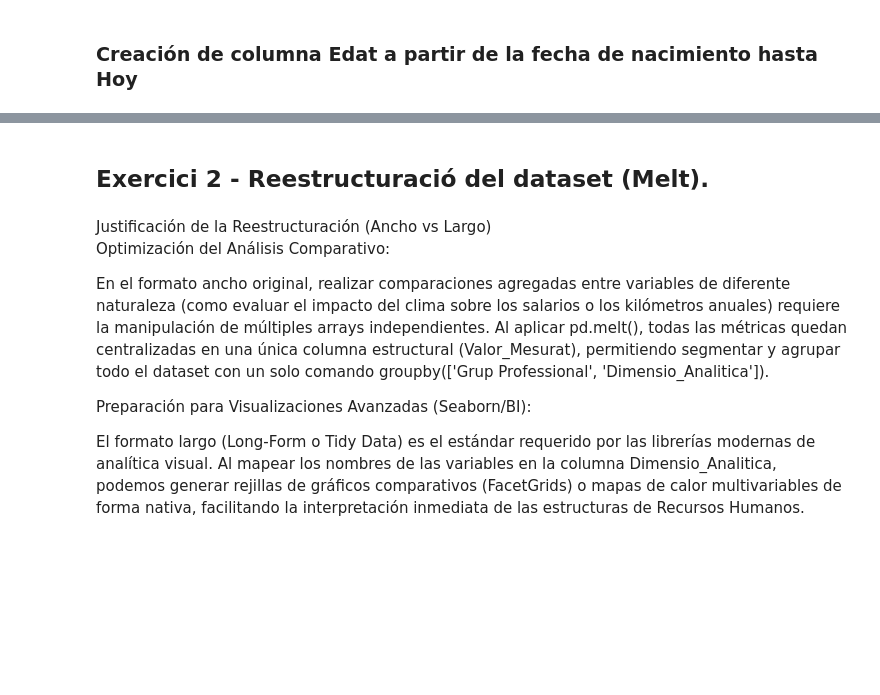
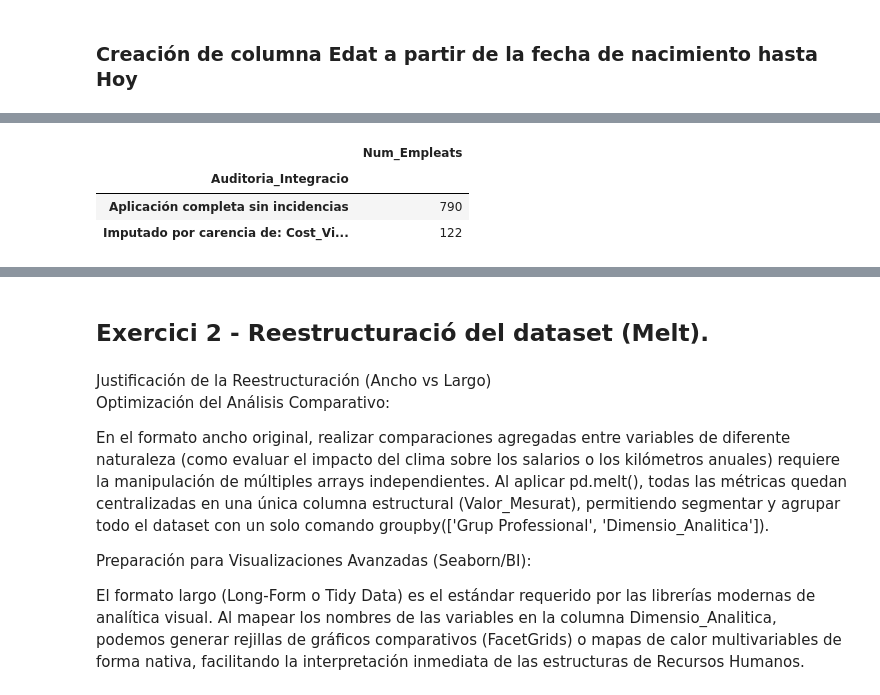
Before and after one commit to KrisBcn-dev/ITAESPDATA, a Jupyter notebook: Sprint8/S8_Cristina_Fornaguera.ipynb, the cells around one changed output, grey strips where cells are left out. Drawn from its saved outputs; the diff is of its cells as text; code cells hidden in the pictures; blank space fills up the shorter version.

```diff
--- a/Sprint8/S8_Cristina_Fornaguera.ipynb
+++ b/Sprint8/S8_Cristina_Fornaguera.ipynb
@@ -886,0 +876,10 @@ display(df_enriquit['Auditoria_Integracio'].value_counts().to_frame('Num_Empleat
+# %%
+# Añadimos la Clasificación por franjas de edad
+def clasificar_edat(edat):
+    if pd.isna(edat): return np.nan
+    if edat <= 29: return '18-29'
+    elif edat <= 44: return '30-44'
+    elif edat <= 59: return '45-59'
+    else: return '60+'
+
+df_enriquit['Franja_Edat'] = df_enriquit['Edat'].apply(clasificar_edat)
@@ -886,0 +888,7 @@ display(df_enriquit['Auditoria_Integracio'].value_counts().to_frame('Num_Empleat
+# %%
+# Añadimos la Clasificación según Nombre_Fills
+def clasificar_fills(row):
+    fills = row.get('Nombre_fills', np.nan)
+    return 'has_children' if fills > 0 else 'no_children'
+
+df_enriquit['Situacio_Familiar_Cat'] = df_enriquit.apply(clasificar_fills, axis=1)
@@ -886,0 +897,62 @@ display(df_enriquit['Auditoria_Integracio'].value_counts().to_frame('Num_Empleat
+# %%
+# Tomamos los incrementos del fichero de políticas
+base_inc = politica_json['base_increment_by_group']
+child_inc = politica_json['children_adjustment']
+age_inc = politica_json['age_adjustment']
+col_inc = politica_json['cost_of_living_adjustment']
+trans_inc = politica_json['transport_adjustment']
+max_cap = politica_json['rules']['max_total_increment_percent']
+min_thresh = politica_json['rules']['min_salary_threshold']
+
+# creamos la función que calcula el incremento total en base a los datos de cada registro
+def calcular_incremento_enriquecido(row):
+    grup = row.get('Grup Professional', np.nan)
+    children = row.get('Situacio_Familiar_Cat', np.nan)
+    age_g = row.get('Franja_Edat', np.nan)
+    cost_c = row.get('Cost_vida_cat', np.nan)
+    trans_c = row.get('Transport_cat', np.nan)
+
+    missing_factors = []
+
+    # Asignación de incrementos con gestión de valores nulos (criterio conservador: 0.0%)
+    inc_grup = base_inc.get(grup, 0.0)
+    if pd.isna(grup) or grup not in base_inc: missing_factors.append('Grup_Professional')
+
+    inc_child = child_inc.get(children, 0.0)
+    if pd.isna(children) or children not in child_inc: missing_factors.append('Familiar')
+
+    inc_age = age_inc.get(age_g, 0.0)
+    if pd.isna(age_g) or age_g not in age_inc: missing_factors.append('Edat')
+
+    inc_cost = col_inc.get(cost_c, 0.0)
+    if pd.isna(cost_c) or cost_c not in col_inc: missing_factors.append('Cost_Vida')
+
+    inc_trans = trans_inc.get(trans_c, 0.0)
+    if pd.isna(trans_c) or trans_c not in trans_inc: missing_factors.append('Transport')
+
+    total_pct = inc_grup + inc_child + inc_age + inc_cost + inc_trans
+
+    if missing_factors:
+        auditoria = f"Imputado por carencia de: {', '.join(missing_factors)}"
+    else:
+        auditoria = "Aplicación completa sin incidencias"
+
+    return pd.Series([total_pct, auditoria])
+
+# Ejecución del motor de cálculo salarial
+res_inc = df_enriquit.apply(calcular_incremento_enriquecido, axis=1)
+df_enriquit[['Pct_Increment_Total', 'Auditoria_Integracio']] = res_inc
+
+# Aplicación de reglas regulatorias (tope máximo y umbral mínimo)
+df_enriquit['Pct_Increment_Aplicat'] = df_enriquit['Pct_Increment_Total'].clip(upper=max_cap)
+df_enriquit['Import_Increment'] = (df_enriquit['Salari mensual'] * (df_enriquit['Pct_Increment_Aplicat'] / 100)).round(2)
+df_enriquit['Salari_Ajustat'] = (df_enriquit['Salari mensual'] + df_enriquit['Import_Increment']).round(2)
+df_enriquit['Salari_Ajustat'] = (np.maximum(df_enriquit['Salari_Ajustat'], min_thresh)).round(2)
+
+# Limpieza final de columnas temporales de control
+# df_enriquit.drop(columns=['Ciutat_Match'], errors='ignore', inplace=True)
+
+# Resultados resumen
+print("\n=== Resumen de Integración y Auditoría Salarial ===")
+display(df_enriquit['Auditoria_Integracio'].value_counts().to_frame('Num_Empleats'))
+# %% [output]
@@ -886,0 +960,4 @@ display(df_enriquit['Auditoria_Integracio'].value_counts().to_frame('Num_Empleat
+|  | Num_Empleats |
+| Auditoria_Integracio |  |
+| Aplicación completa sin incidencias | 790 |
+| Imputado por carencia de: Cost_Vi... | 122 |
```
Also changed, not shown: parts of 46 cells of this notebook.
